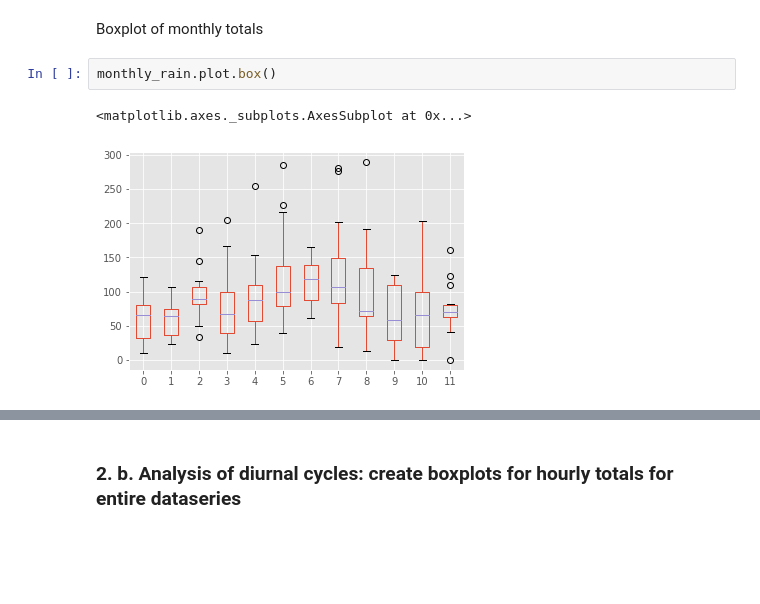
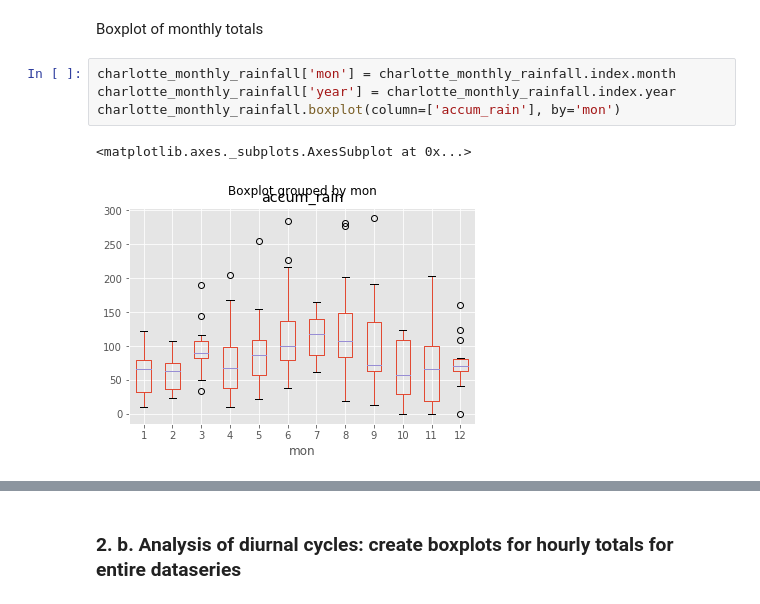
Before and after one commit to kriete/cie5703_notebooks, a Jupyter notebook: week_6_Charlotte.ipynb, the cells around one changed output, grey strips where cells are left out. Saved outputs shown, nothing was run; the diff lists cells and outputs as text; blank space fills up the shorter version.

Commit message:
Improved monthly/hourly totals boxplot code. Added first draft of return periods and GEV computations.

```diff
--- a/week_6_Charlotte.ipynb
+++ b/week_6_Charlotte.ipynb
@@ -217,7 +198,9 @@ monthly_rain.tail()
 # %% [markdown]
 Boxplot of monthly totals
-# %%
-monthly_rain.plot.box()
-# %% [output]
-<matplotlib.axes._subplots.AxesSubplot at 0x...>
-[figure, removed]
+# %%
+charlotte_monthly_rainfall['mon'] = charlotte_monthly_rainfall.index.month
+charlotte_monthly_rainfall['year'] = charlotte_monthly_rainfall.index.year
+charlotte_monthly_rainfall.boxplot(column=['accum_rain'], by='mon')
+# %% [output]
+<matplotlib.axes._subplots.AxesSubplot at 0x...>
+[figure, added]
```
Also changed, not shown: parts of 28 cells of this notebook, 1 other file.
